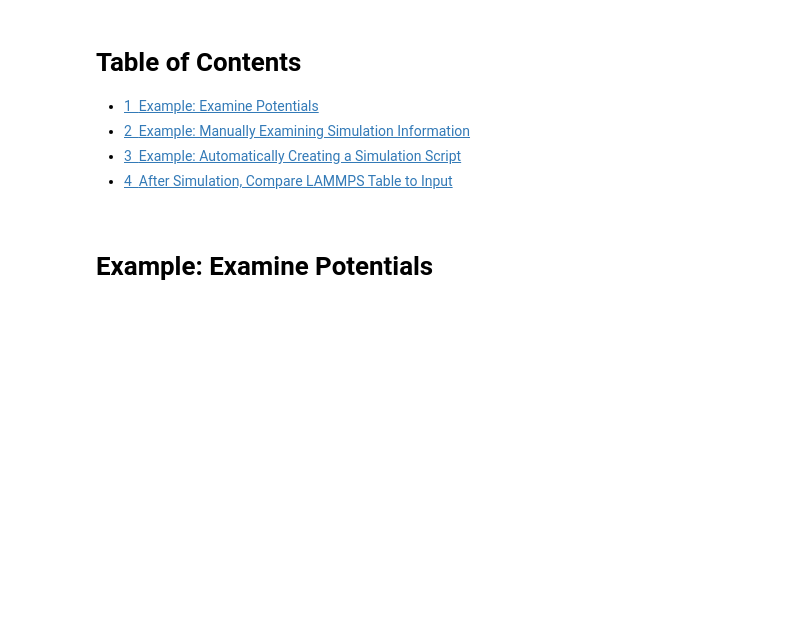
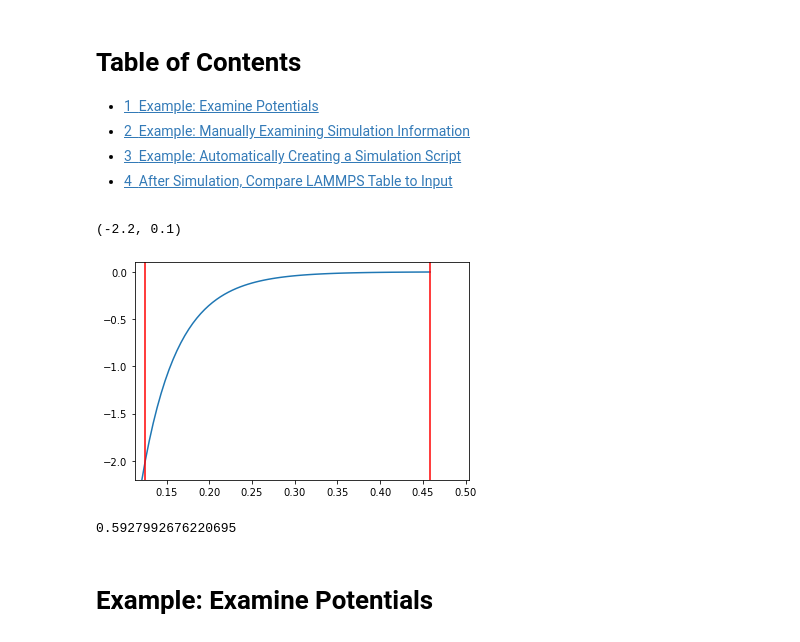
Before and after one commit to usnistgov/escherized-colloids, a Jupyter notebook: simulations/Preparing.ipynb, the cells around one changed output. Drawn from its saved outputs; the diff is of its cells as text; code cells hidden in the pictures; blank space fills up the shorter version.

```diff
--- a/simulations/Preparing.ipynb
+++ b/simulations/Preparing.ipynb
@@ -6,6 +6,32 @@ import numpy as np
 import utils
 import matplotlib.pyplot as plt
 %matplotlib inline
+# %%
+def pot(r, eps, skin, n):
+    return -eps/((r+1.0-skin)**n)
+def rc(ratio, n, skin):
+    return ratio**(1.0/n) - 1.0 + skin
+# %%
+skin = 0.125
+n = 24
+ratio = 1000
+eps = 2.0
+rcut = rc(ratio, n, skin)
+r = np.linspace(0, rcut, 100)
+u = [pot(r_, eps=eps, skin=skin, n=n) for r_ in r]
+# %%
+plt.plot(r, u)
+plt.axvline(skin, color='red')
+plt.axvline(rcut, color='red')
+plt.xlim(0.9*skin, 1.1*rcut)
+plt.ylim(-1.1*eps, 0.1)
+# %% [output]
+(-2.2, 0.1)
+[figure, added]
+# %%
+(100.0)**(1.0/12.0) - 1.0 + skin
+# %% [output]
+0.5927992676220695
 # %% [markdown]
 # Example: Examine Potentials
 # %%
```
Also changed, not shown: 6 other files.
